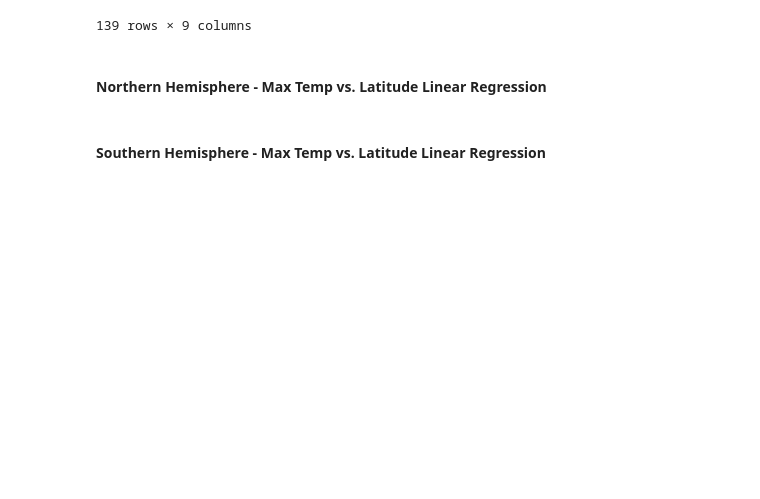
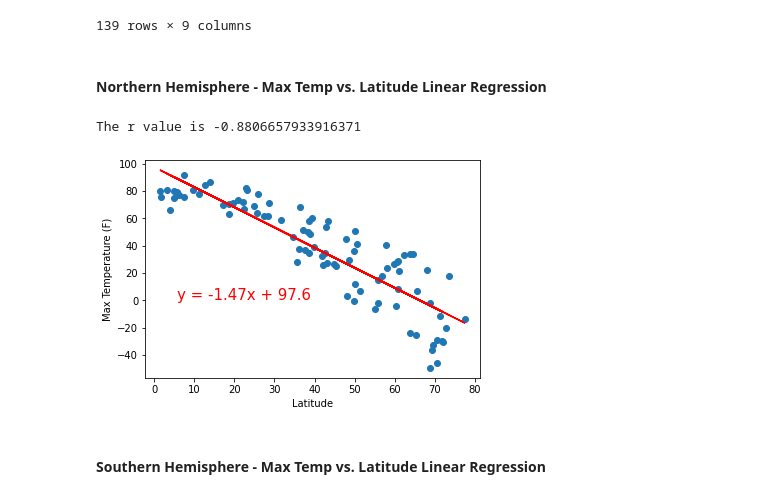
Before and after one commit to tannerhorton/weather_vacation_app, a Jupyter notebook: weather_vacation_py/WeatherPy.ipynb, the cells around one changed output. Cells and saved outputs as stored; diff of their text form; code cells hidden in the pictures; blank space fills up the shorter version.

Commit message:
exporting linear regression graphs to Image folder

```diff
--- a/weather_vacation_py/WeatherPy.ipynb
+++ b/weather_vacation_py/WeatherPy.ipynb
@@ -515,26 +516,34 @@ weather_data_df
 | 137 | Puerto Ayora | -0.7393 | -90.3518 | 87.76 | 88 | 34 | 5.01 | EC | 1676668979 |
 | 138 | Caravelas | -17.7125 | -39.2481 | 79.65 | 78 | 13 | 8.39 | BR | 1676669268 |
 139 rows × 9 columns
+# %%
+#isolate hemisphere locations:
+northern_lat = weather_data_df.loc[weather_data_df['Lat']>0,:]
+southern_lat = weather_data_df.loc[weather_data_df['Lat']<0,:]
 # %% [markdown]
 ####  Northern Hemisphere - Max Temp vs. Latitude Linear Regression
 # %%
-x_values = weather_data_df.loc[weather_df["Lat"] >= 0,"Lat"]
-y_values = weather_data_df.loc[weather_df["Lat"] >= 0, "Max Temp (F)"]
+#plot chart
+x_values = northern_lat['Lat']
+y_values = northern_lat['Max Temp']
+(slope, intercept, rvalue, pvalue, stderr) = linregress(x_values, y_values)
 
-(slope, intercept, rvalue, pvalue, stderr) = linregress(x_values, y_values)
+#create the equation y=mx+b:
 regress_values = x_values * slope + intercept
+
+#this is all formatting, adding the line to our plot
 line_eq = "y = " + str(round(slope,2)) + "x + " + str(round(intercept,2))
+plt.scatter(x_values,y_values)
+plt.plot(x_values,regress_values,"r-")
+plt.annotate(line_eq,(5.8,0.8),fontsize=15,color="red")
+plt.xlabel('Latitude')
+plt.ylabel('Max Temperature (F)')
 
-plt.scatter(x_values,y_values, color="steelblue", edgecolors = "black")
-plt.plot(x_values,regress_values, color="r")
-plt.annotate(line_eq,(0,-10),fontsize=15,color="red")
-plt.grid()
-
-plt.title("Northern Hemisphere: City Latitude vs. Max Temperature (10.24.2022)")
-plt.xlabel("Latitude")
-plt.ylabel("Max Temperature (F)")
-print(f"The r-value is: {rvalue}")
-print(f" Linear Equation is : {line_eq}")
+print(f'The r value is {st.pearsonr(y_values,x_values)[0]}')
+plt.savefig("Images/LR_NH_Temp_v_Lat.png")
 plt.show()
+# %% [output]
+The r value is -0.8806657933916371
+[figure, added]
 # %% [markdown]
 ####  Southern Hemisphere - Max Temp vs. Latitude Linear Regression
```
Also changed, not shown: parts of 8 cells of this notebook, 11 other files.
